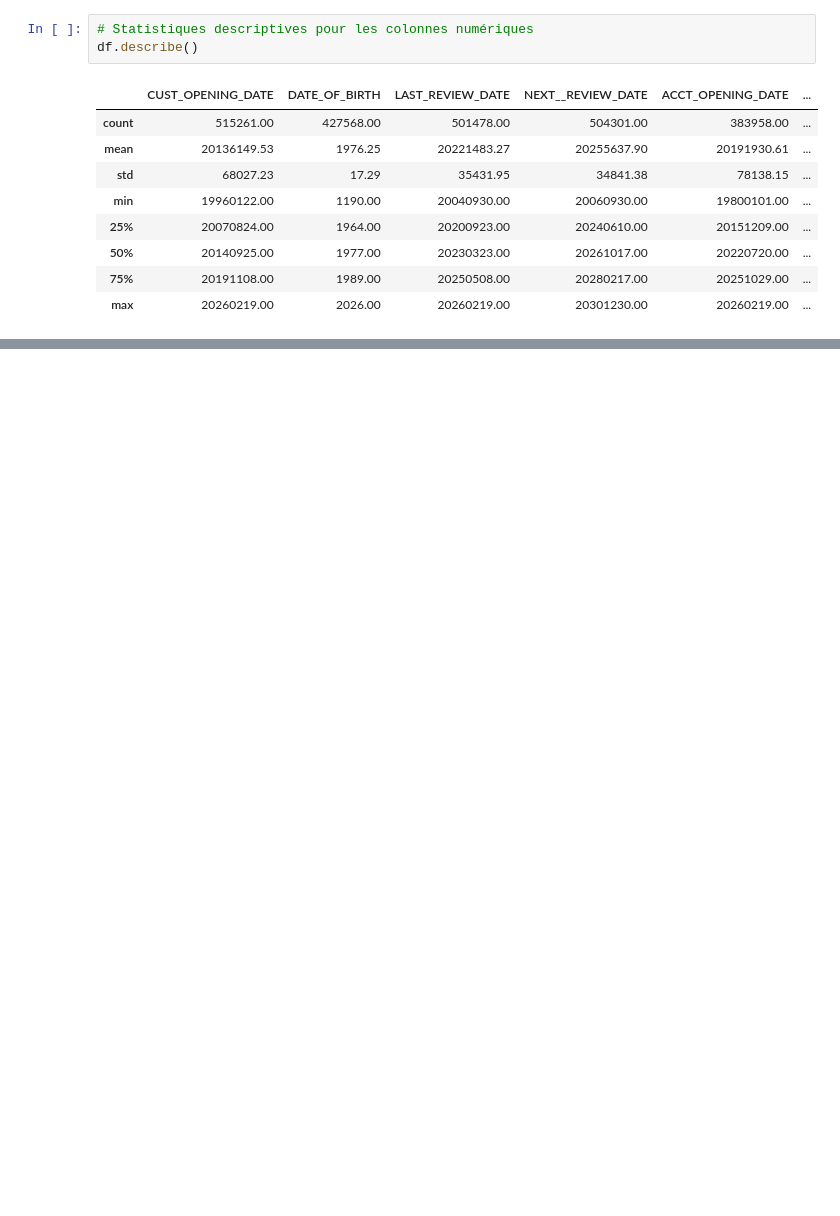
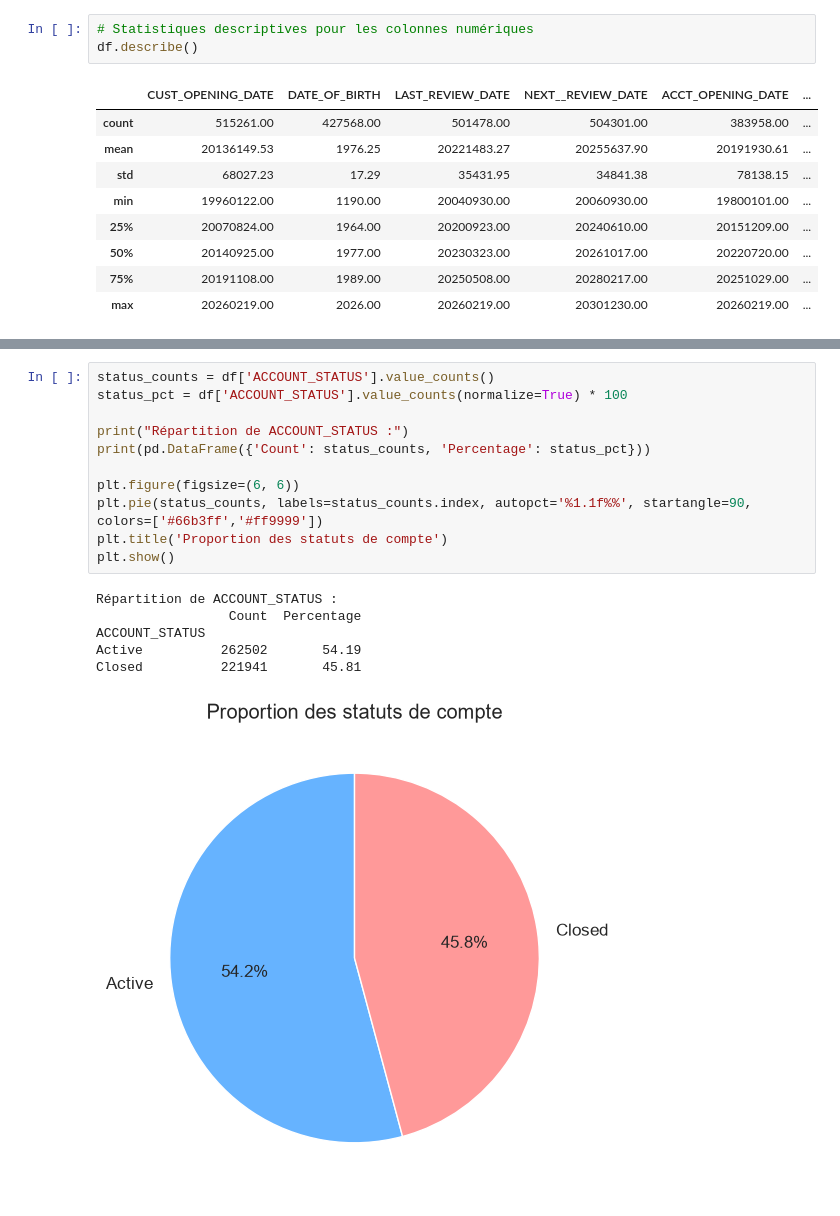
Before and after one commit to Hmz931/ProjetIntegre_Churn_HAFAS, a Jupyter notebook: 01_etl/notebooks EDA/01_exploration.ipynb, the cells around one changed output, grey strips where cells are left out. Saved outputs shown, nothing was run; the diff lists cells and outputs as text; blank space fills up the shorter version.

```diff
--- a/01_etl/notebooks EDA/01_exploration.ipynb
+++ b/01_etl/notebooks EDA/01_exploration.ipynb
@@ -1044,0 +258,18 @@ dans le README du dossier `01_etl/` ou en issues GitHub.
+# %%
+status_counts = df['ACCOUNT_STATUS'].value_counts()
+status_pct = df['ACCOUNT_STATUS'].value_counts(normalize=True) * 100
+
+print("Répartition de ACCOUNT_STATUS :")
+print(pd.DataFrame({'Count': status_counts, 'Percentage': status_pct}))
+
+plt.figure(figsize=(6, 6))
+plt.pie(status_counts, labels=status_counts.index, autopct='%1.1f%%', startangle=90, colors=['#66b3ff','#ff9999'])
+plt.title('Proportion des statuts de compte')
+plt.show()
+# %% [output]
+Répartition de ACCOUNT_STATUS :
+                 Count  Percentage
+ACCOUNT_STATUS
+Active          262502       54.19
+Closed          221941       45.81
+[figure, added]
```
Also changed, not shown: parts of 104 cells of this notebook.
